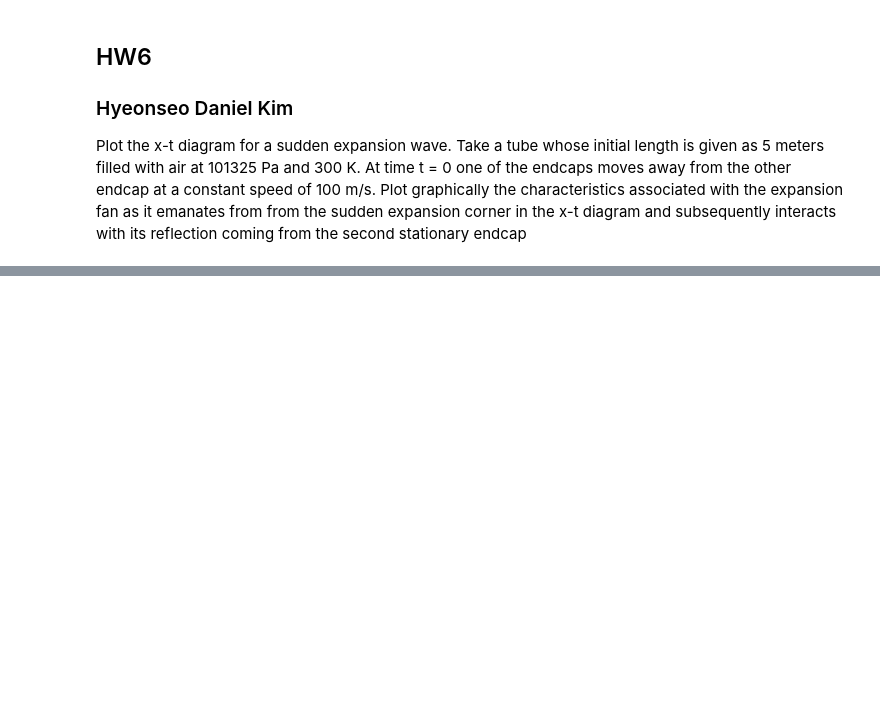
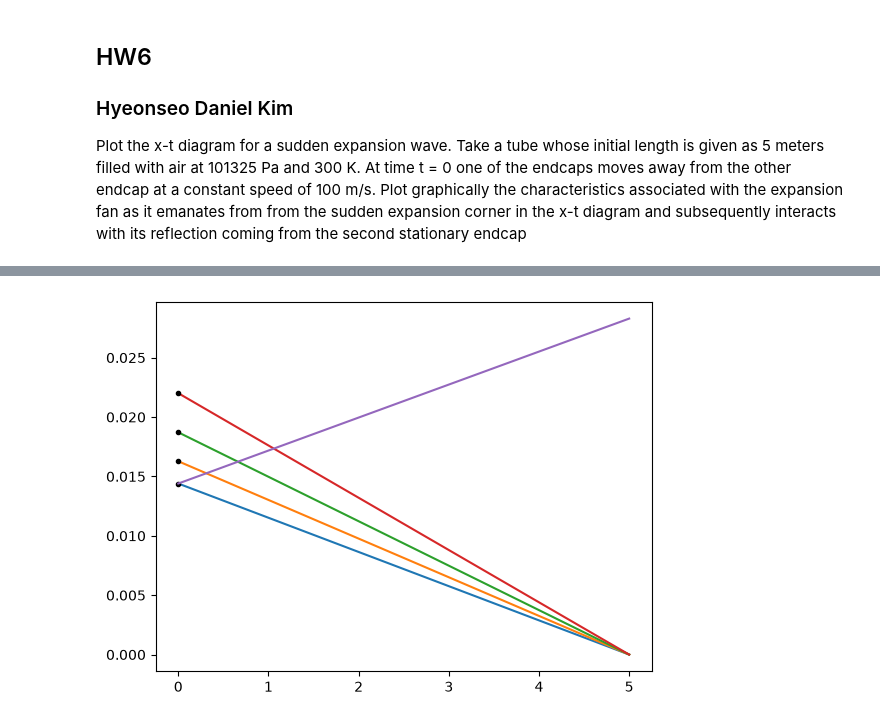
Before and after one commit to DanielKim0208/ME-433RocketScience, a Jupyter notebook: HW6/HW6.ipynb, the cells around one changed output, grey strips where cells are left out. Drawn from its saved outputs; the diff is of its cells as text; code cells hidden in the pictures; blank space fills up the shorter version.

```diff
--- a/HW6/HW6.ipynb
+++ b/HW6/HW6.ipynb
@@ -34,27 +34,86 @@ P_init = 101325
 T_init  = 300
 u_p = 100
 
-#Number of rays
-n_rays = 50
+#Number of rays = 50
+n_rays = 4
 
 # 0 to piston speed, divide into n rays
 u = np.linspace(0,u_p, n_rays)
 u_4 = 0
 
-a_incident= []
+x_init, y_init = 5.0, 0.0
+x_wall = 0.0
+x_linspace = np.linspace(0,5,100)
+
+incident = []
+incident_wall = []
 
 a_4 = np.sqrt( gamma * R * T_init)
 print(a_4)
 
-Jplus_4 = u_4 + (2*a_4)/(gamma - 1)
-print(Jplus_4)
+fig,ax = plt.subplots()
 
+def incidentray(u, a):
+    m = 1 / (u - a)
+    y_wall = y_init + m * (x_wall - x_init)
+    return y_wall, m
+
+#Jplus hardcoded to be identical across incident rays, J minus changes
+J_plus_incident = u_4 + (2 * a_4)/(gamma -1)
 for i in u:
-    a_i = ((Jplus_4 - i)*(gamma - 1))/2
-    a_incident.append([i, a_i])
 
-print(a_incident)
+    a_i = ((J_plus_incident - i)*(gamma - 1))/2
+    J_minus_incident = i - (2*a_i)/(gamma -1)
+    _, m_i = incidentray(u,a_i)
+    incident.append([i, a_i, m_i, J_plus_incident, J_minus_incident])
 
-#i in u is just u value for each rays.
+
+for idx, (u, a, m_i, J_plus, J_minus) in enumerate(incident):
+    y_wall_i, _ = incidentray(u,a)
+    ax.plot([x_init, x_wall], [y_init, y_wall_i ])
+    J_plus_wall = ((2*a)/(gamma - 1)) # + u_wall = 0
+    incident_wall.append([idx, y_wall_i, u, a, J_plus_wall, J_minus])
+
+print(incident_wall)
+for idx, y_wall_i, u, a, J_plus_wall, J_minus in incident_wall:
+    ax.plot(x_wall, y_wall_i, '.', color = "black")
+
+#fig.show()
+
+# 5, 8 , 10 has direction = negative
+# Others have direction = Positive
+def correctvalues(Jplus, Jminus):
+    u = 0.5 * (Jplus + Jminus)
+    a = (gamma - 1) / 4 * (Jplus - Jminus)
+    return u, a
+
+def marching(direction, u1, a1, u2, a2):
+    if direction == "right":
+        theta1 = np.arctan2(1, u1 + a1)
+        theta2 = np.arctan2(1, u2 + a2)
+    elif direction == "left":
+        theta1 = np.arctan2(1, u1 - a1)
+        theta2 = np.arctan2(1, u2 - a2)
+    m_avg = np.tan(0.5 * (theta1 + theta2))
+    return m_avg
+
+#    incident_wall.append([idx, y_wall_i, u, a, J_plus_wall, J_minus])
+
+J_plus  = incident_wall[0][4]   # idx = 1
+J_minus = incident_wall[1][5]   # idx = 2
+print(correctvalues(J_plus, J_minus))
+#This value is same as the 2 value above, since there hasn't been any reflection modelled yet
+
+u_1, a_1 = incident_wall[0][2], incident_wall[0][3]
+u_2, a_2 = correctvalues(J_plus,J_minus)
+
+m_12 = marching("right", u_1, a_1, u_2, a_2)
+print(m_12)
+
+y_12 = incident_wall[0][1] + m_12*x_linspace
+
+ax.plot(x_linspace,y_12)
+
+plt.show()
 # %% [output]
 347.18870949384285
@@ -62,0 +123 @@ print(a_incident)
+[figure, added]
```
Also changed, not shown: parts of 5 cells of this notebook.
